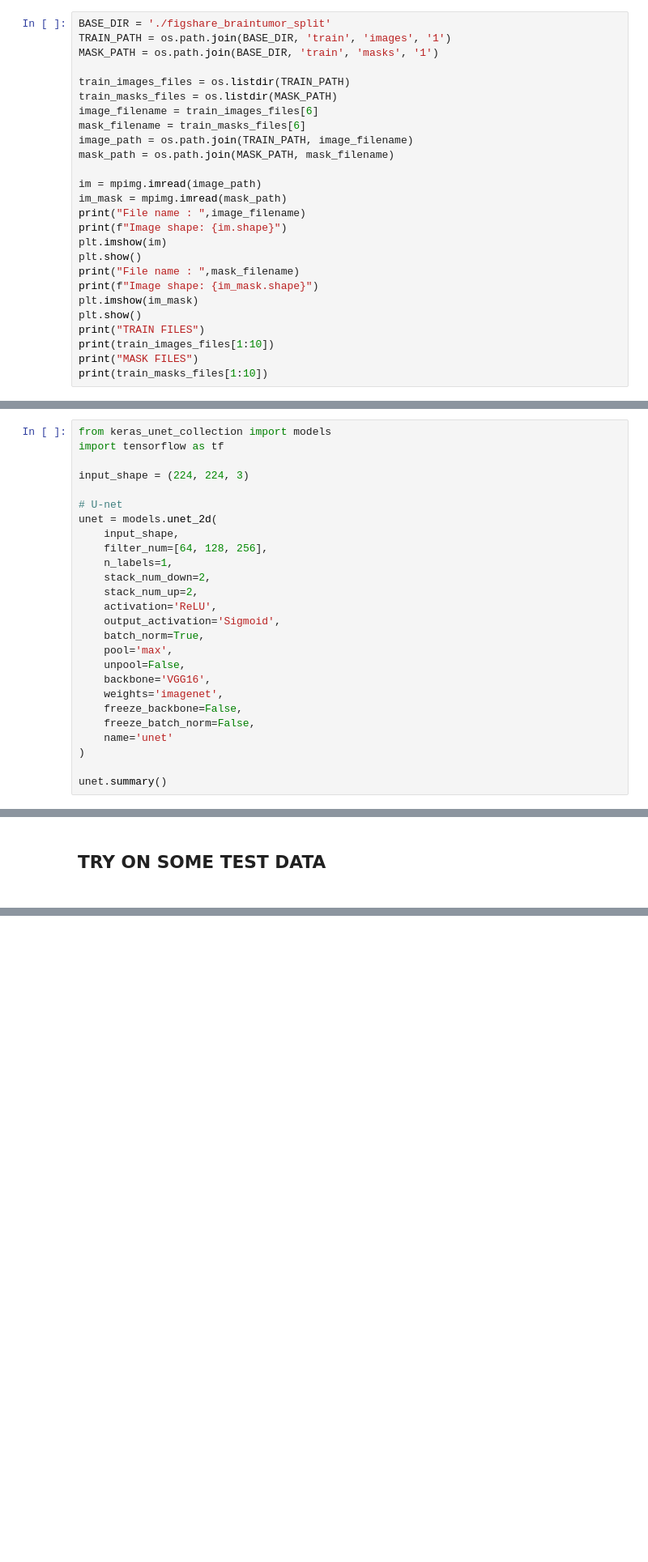
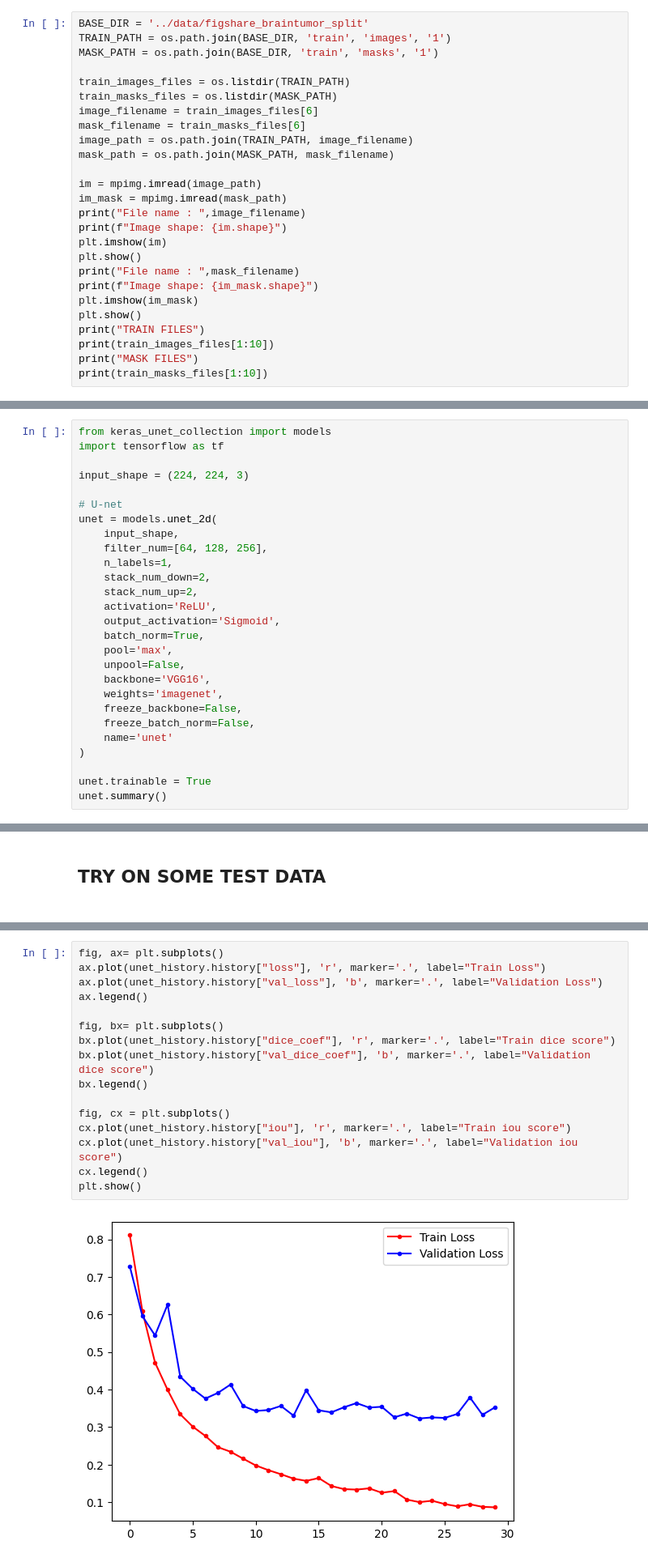
Before and after one commit to pruck12345555/DL_Project, a Jupyter notebook: src/Segmentation.ipynb, the cells around one changed output, grey strips where cells are left out. Shown at 81% size. Drawn from its saved outputs; the diff is of its cells as text; blank space fills up the shorter version.

```diff
--- a/src/Segmentation.ipynb
+++ b/src/Segmentation.ipynb
@@ -69,7 +69,7 @@ def load_split(base_dir, split):
 
     return np.array(X), np.array(y), labels
 # %%
-BASE_DIR = './figshare_braintumor_split'
+BASE_DIR = '../data/figshare_braintumor_split'
 TRAIN_PATH = os.path.join(BASE_DIR, 'train', 'images', '1')
 MASK_PATH = os.path.join(BASE_DIR, 'train', 'masks', '1')
 
@@ -204,6 +204,7 @@ unet = models.unet_2d(
     name='unet'
 )
 
+unet.trainable = True
 unet.summary()
 # %% [output]
 Backbone VGG16 does not use batch norm, but other layers received batch_norm=True
@@ -317 +318,19 @@ plt.show()
 [figure]
+# %%
+fig, ax= plt.subplots()
+ax.plot(unet_history.history["loss"], 'r', marker='.', label="Train Loss")
+ax.plot(unet_history.history["val_loss"], 'b', marker='.', label="Validation Loss")
+ax.legend()
+
+fig, bx= plt.subplots()
+bx.plot(unet_history.history["dice_coef"], 'r', marker='.', label="Train dice score")
+bx.plot(unet_history.history["val_dice_coef"], 'b', marker='.', label="Validation dice score")
+bx.legend()
+
+fig, cx = plt.subplots()
+cx.plot(unet_history.history["iou"], 'r', marker='.', label="Train iou score")
+cx.plot(unet_history.history["val_iou"], 'b', marker='.', label="Validation iou score")
+cx.legend()
+plt.show()
+# %% [output]
+[figure, added]
```
Also changed, not shown: parts of 7 cells of this notebook, 1 other file.
